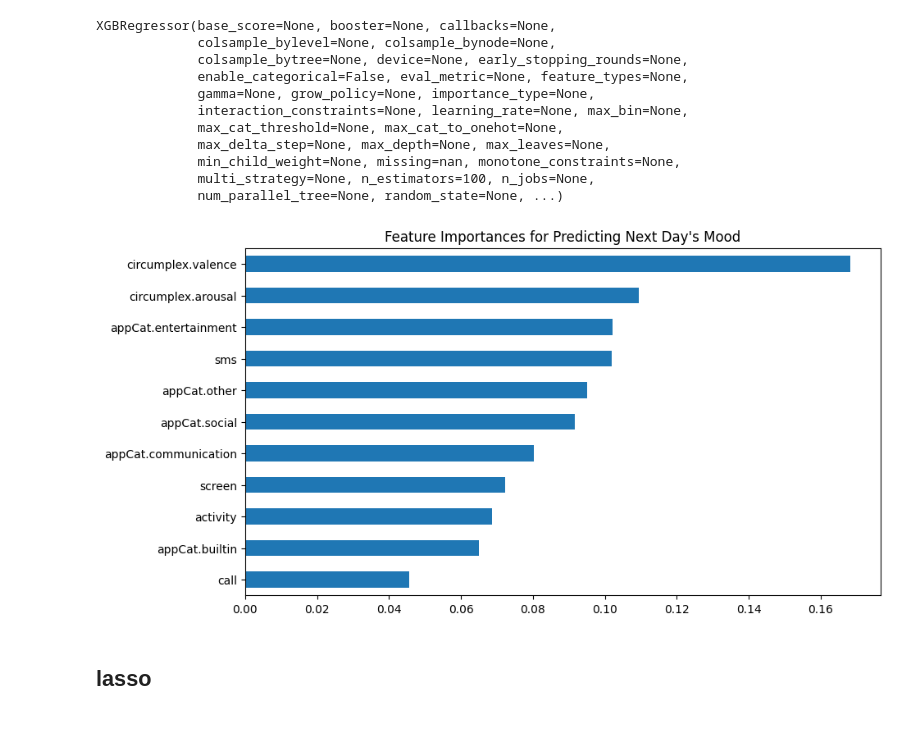
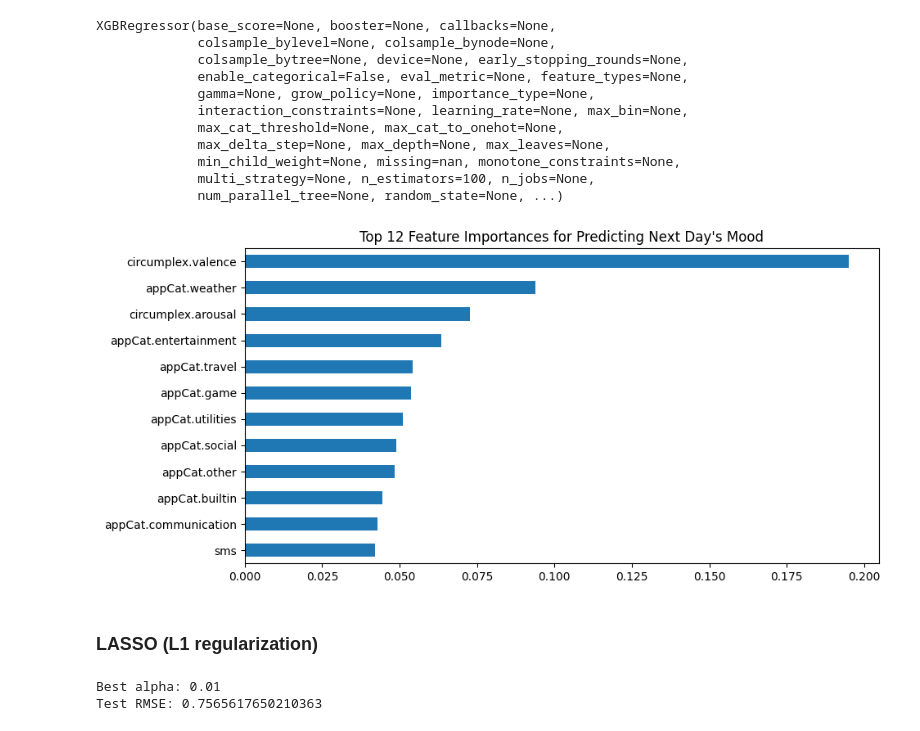
Before and after one commit to shreyaraghavendra/DTM_Group86, a Jupyter notebook: Assignment1/Feature_selection.ipynb, the cells around one changed output. Saved outputs shown, nothing was run; the diff lists cells and outputs as text; code cells hidden in the pictures.

```diff
--- a/Assignment1/Feature_selection.ipynb
+++ b/Assignment1/Feature_selection.ipynb
@@ -47,18 +44,21 @@ df
 # %%
-df.reset_index(level='time', inplace=True)
+df.reset_index(inplace=True)
 df['time'] = pd.to_datetime(df['time'])
 
 # Shift the 'mood' column up to represent the next day's mood
-df['mood_next_day'] = df.groupby(level=0)['mood'].shift(-1)
+df['mood_next_day'] = df.groupby('id')['mood'].shift(-1)
 
-df.drop(['mood'], axis=1, inplace=True)
-# Drop the last row for each id where the next day's mood would be NaN
+# Drop rows with any missing target value
 df.dropna(subset=['mood_next_day'], inplace=True)
 
-# Split into X and y
-X = df.drop(['mood_next_day'], axis=1)
+# Define features and target
+X = df.drop(['mood_next_day', 'id', 'time', 'mood'], axis=1)  # Drop non-feature columns and the target
 y = df['mood_next_day']
+
+# Split train and test data
+X_train, X_test, y_train, y_test = train_test_split(X, y, test_size=0.2, random_state=42)
+
+# Scale the features
+scaler = StandardScaler()
+X_train = scaler.fit_transform(X_train)
+X_test = scaler.transform(X_test)
-# %%
-X_train, X_test, y_train, y_test = train_test_split(X, y, test_size=0.2, random_state=42)
-X_train = X_train.drop('time', axis=1)
-X_test = X_test.drop('time', axis=1)
@@ -82,17 +82,14 @@ XGBRegressor(base_score=None, booster=None, callbacks=None,
              multi_strategy=None, n_estimators=100, n_jobs=None,
              num_parallel_tree=None, random_state=None, ...)
 # %%
-feature_importances = pd.Series(model.feature_importances_, index=X_train.columns)
+features_xgb = pd.Series(model.feature_importances_, index=X.columns)
 
-# Sort the feature importances in ascending order for better visualization
-sorted_importances = feature_importances.sort_values()
+# Sort the feature importances in descending order and take the top 10
+features_xgb = features_xgb.sort_values(ascending=False).head(12)
+features_xgb.plot(kind='barh', figsize=(10, 5))  # Set figsize accordingly
 
-# Plot all feature importances
-sorted_importances.plot(kind='barh', figsize=(10, len(sorted_importances)/2))  # Adjust the figure height dynamically based on the number of features
-
-plt.title('Feature Importances for Predicting Next Day\'s Mood')
+plt.title("Top 12 Feature Importances for Predicting Next Day's Mood")
+plt.gca().invert_yaxis()  # To display the highest importance at the top of the plot
 plt.show()
 # %% [output]
-[figure, old version]
+[figure, new version]
-# %% [markdown]
-## lasso
@@ -139 +96,20 @@ X_test_scaled = scaler.transform(X_test)
+# %% [markdown]
+### LASSO (L1 regularization)
+# %%
+# Fit Lasso model
+lasso = Lasso()
+parameters = {'alpha':[0.001, 0.01, 0.1, 1, 10, 100, 1000]}
+lasso_regressor = GridSearchCV(lasso, parameters, scoring='neg_mean_squared_error', cv=5)
+lasso_regressor.fit(X_train, y_train)
+best_lasso = lasso_regressor.best_estimator_
+y_pred = best_lasso.predict(X_test)
+rmse = sqrt(mean_squared_error(y_test, y_pred))
+
+# Print the best alpha and RMSE
+best_alpha = lasso_regressor.best_params_['alpha']
+print(f"Best alpha: {best_alpha}")
+print(f"Test RMSE: {rmse}")
+# %% [output]
+Best alpha: 0.01
+Test RMSE: 0.7565617650210363
 # %%
```
Also changed, not shown: parts of 18 cells of this notebook, 1 other file.
